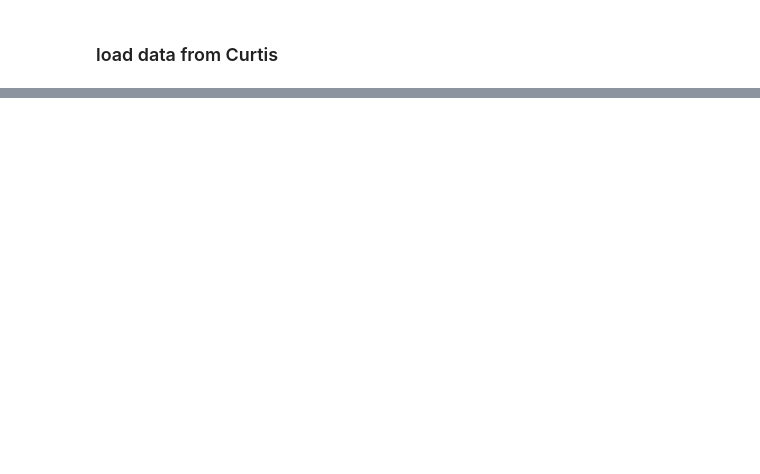
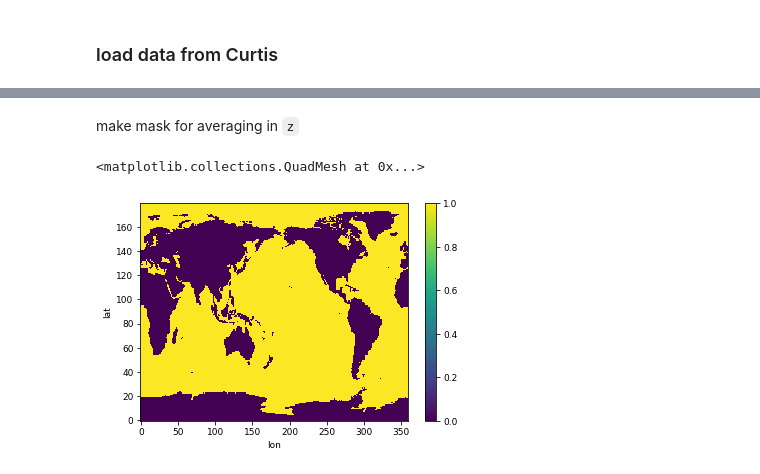
Before and after one commit to matt-long/iucn-deoxygenation-report, a Jupyter notebook: plot_metabolic_index.ipynb, the cells around one changed output, grey strips where cells are left out. Saved outputs shown, nothing was run; the diff lists cells and outputs as text; code cells hidden in the pictures; blank space fills up the shorter version.

```diff
--- a/plot_metabolic_index.ipynb
+++ b/plot_metabolic_index.ipynb
@@ -54,10 +75,10 @@ Dimensions without coordinates: depth
 # %%
-import scipy.io as sio
-matdata = sio.loadmat('data/IUCN_metab_idx.mat')
-
-dphi = xr.DataArray(matdata['dphiA'],dims=('lon','lat','depth'),coords={'lon':grid.lon,'lat':grid.lat,'depth':depth})
-dphi = xr.Dataset({'dphi':dphi,'lat':grid.lat,'lon':grid.lon,'depth':depth})
-dphi = dphi.transpose('depth','lat','lon')
-dphi
+val = matdata['EM']
+EM = {}
+for k in ['do2','dt']:
+    EM[k.upper()] = xr.DataArray(val.__dict__[k],dims=('model','lon','lat','depth','month'),coords={'lon':grid.lon,'lat':grid.lat,'depth':depth})
+EM = xr.Dataset(EM)
+EM = EM.transpose('month','depth','lat','lon','model')
+EM
 # %% [output]
 <xarray.Dataset>
@@ -80,0 +96,12 @@ dphi.dphi.mean(dim='lon').plot()
+# %%
+val = matdata['WOA']
+WOA = {}
+for k in val.__dict__['_fieldnames']:
+    x = val.__dict__[k]
+    if x.ndim == 4:
+        key = k
+        if key not in ['pO2','pCO2']: key = key.upper()
+        WOA[key] = xr.DataArray(x,dims=('lon','lat','depth','month'),coords={'lon':grid.lon,'lat':grid.lat,'depth':depth})
+WOA = xr.Dataset(WOA)
+WOA = WOA.transpose('month','depth','lat','lon')
+WOA
@@ -80,0 +237,15 @@ dphi.dphi.mean(dim='lon').plot()
+# %% [markdown]
+make mask for averaging in `z`
+# %%
+zmask = xr.DataArray(np.ones(len(depth)),dims='depth',coords={'depth':depth})
+zmask = zmask.where(depth<400.).fillna(0.)
+
+rmask = xr.DataArray(np.zeros((len(depth),len(grid.lat),len(grid.lon))),dims=('depth','lat','lon'))
+rmask[:,:,:] = np.where(np.isnan(WOA.O2[0,:,:,:]),0.,1.)
+
+zwgt = (dz*rmask*zmask) / (dz*rmask*zmask).sum(dim='depth')
+
+zwgt.sum(dim='depth').plot()
+# %% [output]
+<matplotlib.collections.QuadMesh at 0x...>
+[figure, added]
```
Also changed, not shown: parts of 23 cells of this notebook, 2 other files.
